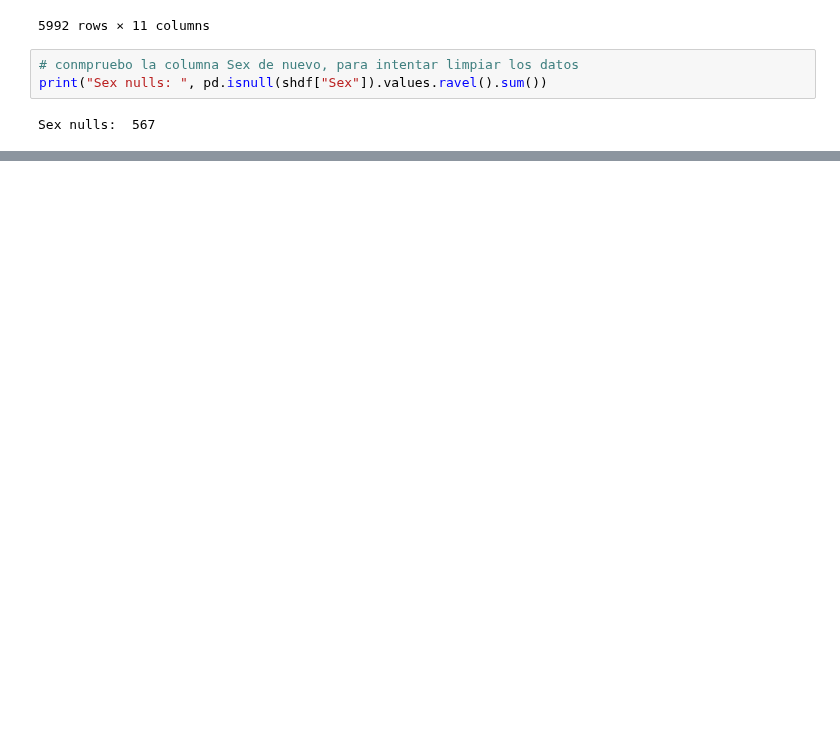
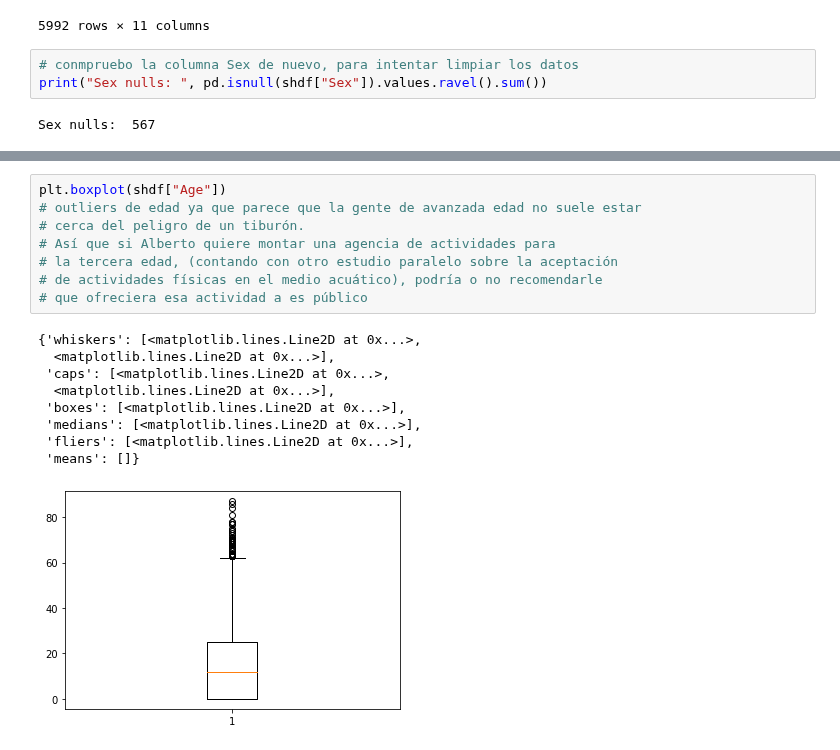
Before and after one commit to ironhack-datalabs/datamad0819, a Jupyter notebook: module-1/pandas-project/your-code/main.ipynb, the cells around one changed output, grey strips where cells are left out. Drawn from its saved outputs; the diff is of its cells as text; blank space fills up the shorter version.

Commit message:
Alberto va a dejarme pasar a clase el lunes :)

```diff
--- a/module-1/pandas-project/your-code/main.ipynb
+++ b/module-1/pandas-project/your-code/main.ipynb
@@ -275,0 +461,18 @@ dummy_sex.head(200)
+# %%
+plt.boxplot(shdf["Age"])
+# outliers de edad ya que parece que la gente de avanzada edad no suele estar
+# cerca del peligro de un tiburón.
+# Así que si Alberto quiere montar una agencia de actividades para
+# la tercera edad, (contando con otro estudio paralelo sobre la aceptación
+# de actividades físicas en el medio acuático), podría o no recomendarle
+# que ofreciera esa actividad a es público
+# %% [output]
+{'whiskers': [<matplotlib.lines.Line2D at 0x...>,
+  <matplotlib.lines.Line2D at 0x...>],
+ 'caps': [<matplotlib.lines.Line2D at 0x...>,
+  <matplotlib.lines.Line2D at 0x...>],
+ 'boxes': [<matplotlib.lines.Line2D at 0x...>],
+ 'medians': [<matplotlib.lines.Line2D at 0x...>],
+ 'fliers': [<matplotlib.lines.Line2D at 0x...>],
+ 'means': []}
+[figure, added]
```
Also changed, not shown: parts of 24 cells of this notebook.
